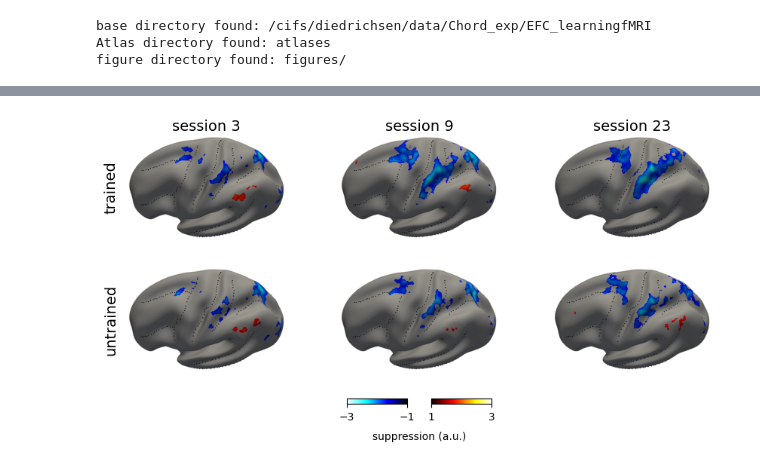
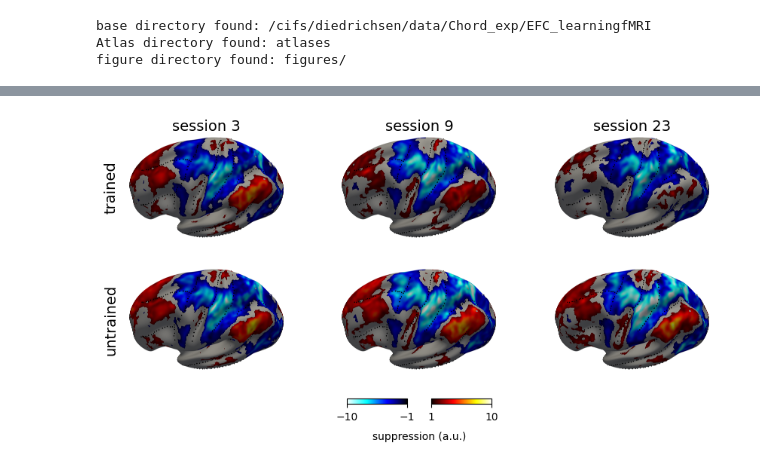
Before and after one commit to mnlmrc/extension-flexion-chords, a Jupyter notebook: notebooks/repetition_suppression.ipynb, the cells around one changed output, grey strips where cells are left out. Drawn from its saved outputs; the diff is of its cells as text; code cells hidden in the pictures.

```diff
--- a/notebooks/repetition_suppression.ipynb
+++ b/notebooks/repetition_suppression.ipynb
@@ -37,0 +56,22 @@ plt.show()
+# %%
+df_rep = df_chord[df_chord.Hem==H].pivot_table(
+    index=['chord', 'session', 'regionname'], columns='rep', values=stat
+).reset_index().rename(columns={1: 'rep1', 2: 'rep2'})
+
+palette, hue_order = ['red', 'blue'], ['trained', 'untrained']
+sessions = sorted(df_rep.session.unique())
+lims = [min(df_rep[['rep1', 'rep2']].min()), max(df_rep[['rep1', 'rep2']].max())]
+
+fig, axs = plt.subplots(1, len(sessions), sharex=True, sharey=True, figsize=(3 * len(sessions), 3), constrained_layout=True)
+
+for ax, session in zip(axs, sessions):
+    sb.scatterplot(data=df_rep[df_rep.session == session], x='rep1', y='rep2', hue='chord',
+                   hue_order=hue_order, palette=palette, style='regionname', ax=ax, legend=(ax is axs[-1]))
+    ax.plot(lims, lims, 'k--', lw=1, zorder=0)
+    ax.set_title(session)
+    ax.set_xlabel('rep 1 activation (a.u.)')
+    sb.despine(ax=ax, trim=True)
+
+axs[0].set_ylabel('rep 2 activation (a.u.)')
+axs[-1].legend(frameon=False, bbox_to_anchor=(1.02, 1), loc='upper left')
+plt.show()
@@ -38,10 +80,4 @@ plt.show()
 # %%
-from imaging_pipelines.vis import plot_surf
-from matplotlib.colors import LinearSegmentedColormap, Normalize
-import nibabel as nb
-import nitools as nt
-from matplotlib.cm import ScalarMappable
-
 cold_colors = [(0, 0, 0), (0, 0, 1), (0, 1, 1), (1, 1, 1)]  # RGB tuples
 cold = LinearSegmentedColormap.from_list('cold_custom', cold_colors, N=128)
 hot = plt.cm.hot(np.linspace(0, 1, 128))
@@ -50,45 +86,45 @@ combined = np.vstack((cold_vals, hot))
 cmap = LinearSegmentedColormap.from_list('coldhot', combined)
 
 thresh = 1
-vmin, vmax = -3, 3
+vmin, vmax = -10, 10
 
-cifti = nb.load(os.path.join(pth.baseDir, pth.surfDir, f'glm{glm}.con.session.smooth.dscalar.nii'))
-gifti = nt.split_cifti_to_giftis(cifti, 'func', np.arange(cifti.shape[0]))[im.Hem.index(H)]
-data = nt.get_gifti_data_matrix(gifti).astype(float)
-data_1, data_2 = data[:, :6], data[:, 6:]
-rep_supr = data_2 - data_1
+cifti = nb.load(os.path.join(gl.baseDir, gl.surfDir, f'glm{glm}.rep_suppr.session.smooth.dscalar.nii'))
+gifti = nt.split_cifti_to_giftis(cifti, 'func', np.arange(cifti.shape[0]))[gl.Hem.index(H)]
+rep_supr = nt.get_gifti_data_matrix(gifti).astype(float)
+# data_1, data_2 = data[:, :6], data[:, 6:]
+# rep_supr = data_2 - data_1
 fig, axs = plt.subplots(2, 3, sharex=True, sharey=True, figsize=(8, 5), )
 for gcol in range(6):
     row = 1 if gcol % 2 == 1 else 0
     col = gcol // 2
     ax = axs[row, col]
     fig, ax = plot_surf(fig, ax, rep_supr, H, cmap=cmap, col=gcol, thresh=thresh, vmin=vmin, vmax=vmax)
 
     if row==0:
-        ax.set_title(f'session {dn.sessions[col]}', fontsize=14)
+        ax.set_title(f'session {gl.sessions[col]}', fontsize=14)
         if col==0:
             ax.text(0, .5, 'trained', transform=ax.transAxes, rotation=90, ha='right', va='center', fontsize=14)
     elif (row==1) & (col==0):
         ax.text(0, .5, 'untrained', transform=ax.transAxes, rotation=90, ha='right', va='center', fontsize=14)
 
     cold_half = LinearSegmentedColormap.from_list("cold_half", combined[:128])
     hot_half = LinearSegmentedColormap.from_list("hot_half", combined[128:])
 
 neg_norm = Normalize(vmin=vmin, vmax=-thresh)
 sm_neg = ScalarMappable(norm=neg_norm, cmap=cold_half)
 cax_neg = fig.add_axes([0.38, 0.15, 0.1, 0.015])
 cbar_neg = fig.colorbar(sm_neg, ax=ax, cax=cax_neg, pad=0.01, orientation='horizontal')
 cbar_neg.set_ticks([vmin, -thresh])
 fig.supxlabel('suppression (a.u.)', fontsize=10, y=.05)
 
 pos_norm = Normalize(vmin=thresh, vmax=vmax)
 sm_pos = ScalarMappable(norm=pos_norm, cmap=hot_half)
 cax_pos = fig.add_axes([0.52, 0.15, 0.1, 0.015])
 cbar_pos = fig.colorbar(sm_pos, ax=ax, cax=cax_pos, pad=0.01, orientation='horizontal')
 cbar_pos.set_ticks([thresh, vmax])
 
 plt.subplots_adjust(left=0, right=1, bottom=.2, top=.9, hspace=0)
-fig.savefig(os.path.join(figDir, 'repetition_suppression.surface.pdf'))
+#fig.savefig(os.path.join(figDir, 'repetition_suppression.surface.pdf'))
 plt.show()
 # %% [output]
-[figure, old version]
+[figure, new version]
```
Also changed, not shown: parts of 7 cells of this notebook, 25 other files.
